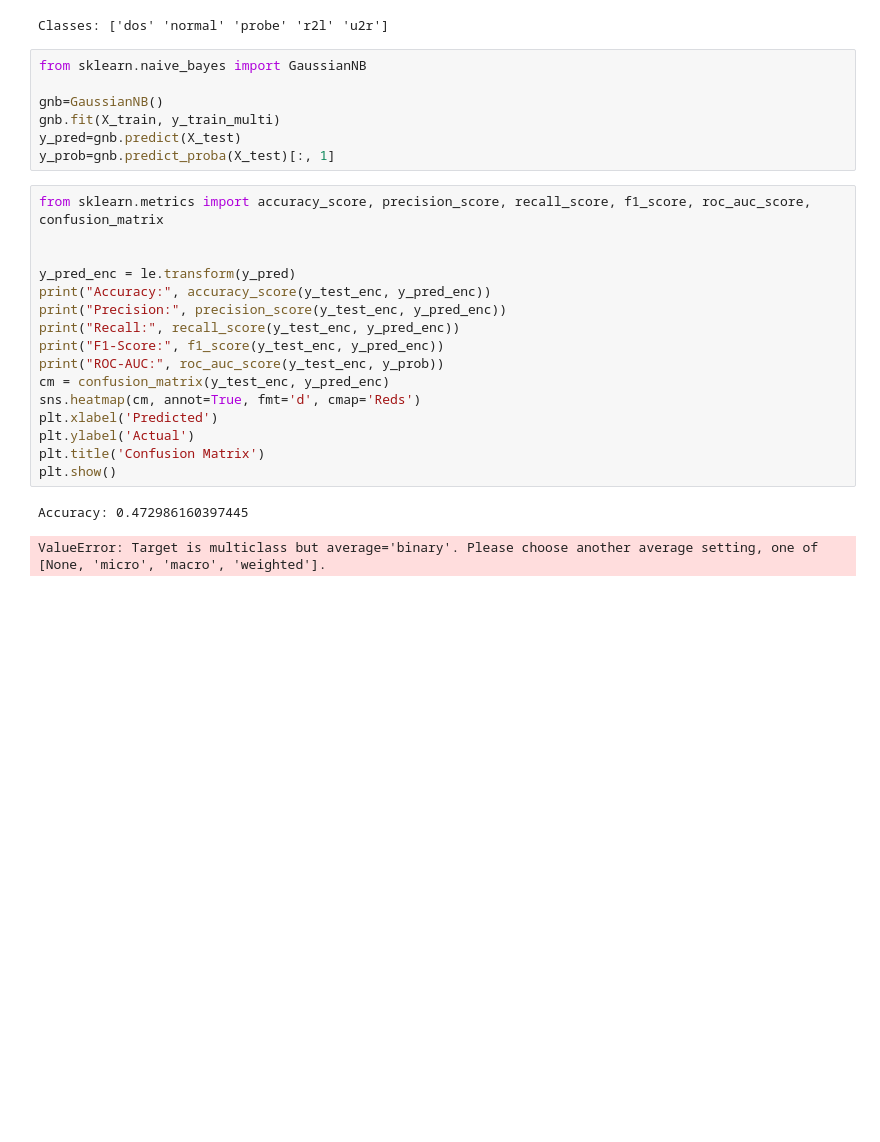
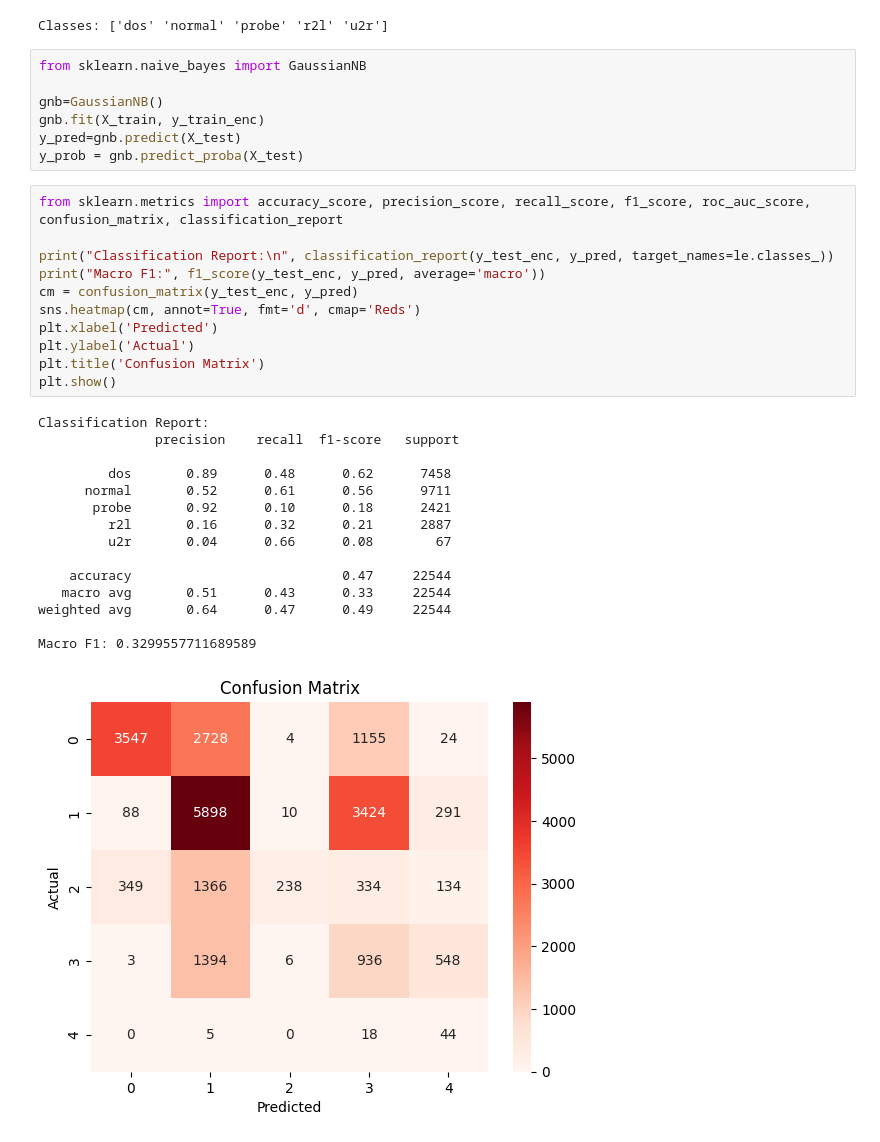
Before and after one commit to SantanuOjha/nsl-kdd-classical-ids-reproduction, a Jupyter notebook: notebooks/04_multiclass_model.ipynb, the cells around one changed output. Cells and saved outputs as stored; diff of their text form; blank space fills up the shorter version.

```diff
--- a/notebooks/04_multiclass_model.ipynb
+++ b/notebooks/04_multiclass_model.ipynb
@@ -33,25 +33,33 @@ Classes: ['dos' 'normal' 'probe' 'r2l' 'u2r']
 from sklearn.naive_bayes import GaussianNB
 
 gnb=GaussianNB()
-gnb.fit(X_train, y_train_multi)
+gnb.fit(X_train, y_train_enc)
 y_pred=gnb.predict(X_test)
-y_prob=gnb.predict_proba(X_test)[:, 1]
+y_prob = gnb.predict_proba(X_test)
 # %%
-from sklearn.metrics import accuracy_score, precision_score, recall_score, f1_score, roc_auc_score, confusion_matrix
+from sklearn.metrics import accuracy_score, precision_score, recall_score, f1_score, roc_auc_score, confusion_matrix, classification_report
 
-
-y_pred_enc = le.transform(y_pred)
-print("Accuracy:", accuracy_score(y_test_enc, y_pred_enc))
-print("Precision:", precision_score(y_test_enc, y_pred_enc))
-print("Recall:", recall_score(y_test_enc, y_pred_enc))
-print("F1-Score:", f1_score(y_test_enc, y_pred_enc))
-print("ROC-AUC:", roc_auc_score(y_test_enc, y_prob))
-cm = confusion_matrix(y_test_enc, y_pred_enc)
+print("Classification Report:\n", classification_report(y_test_enc, y_pred, target_names=le.classes_))
+print("Macro F1:", f1_score(y_test_enc, y_pred, average='macro'))
+cm = confusion_matrix(y_test_enc, y_pred)
 sns.heatmap(cm, annot=True, fmt='d', cmap='Reds')
 plt.xlabel('Predicted')
 plt.ylabel('Actual')
 plt.title('Confusion Matrix')
 plt.show()
 # %% [output]
-Accuracy: 0.472986160397445
+Classification Report:
+               precision    recall  f1-score   support
+
+         dos       0.89      0.48      0.62      7458
+      normal       0.52      0.61      0.56      9711
+       probe       0.92      0.10      0.18      2421
+         r2l       0.16      0.32      0.21      2887
+         u2r       0.04      0.66      0.08        67
+
+    accuracy                           0.47     22544
+   macro avg       0.51      0.43      0.33     22544
+weighted avg       0.64      0.47      0.49     22544
+
+Macro F1: 0.3299557711689589
-ValueError: Target is multiclass but average='binary'. Please choose another average setting, one of [None, 'micro', 'macro', 'weighted'].
+[figure, added]
```
Also changed, not shown: parts of 9 cells of this notebook.
